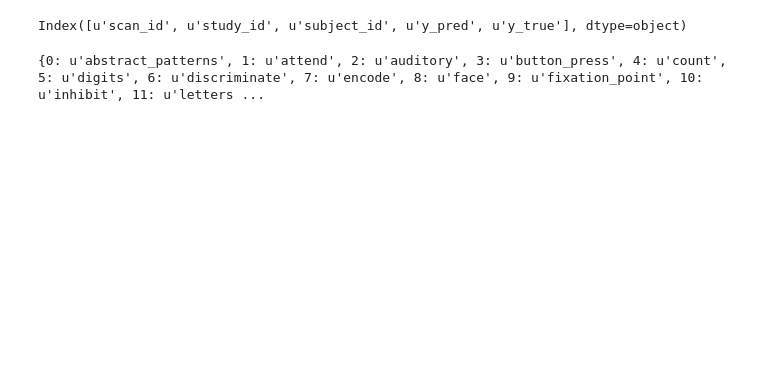
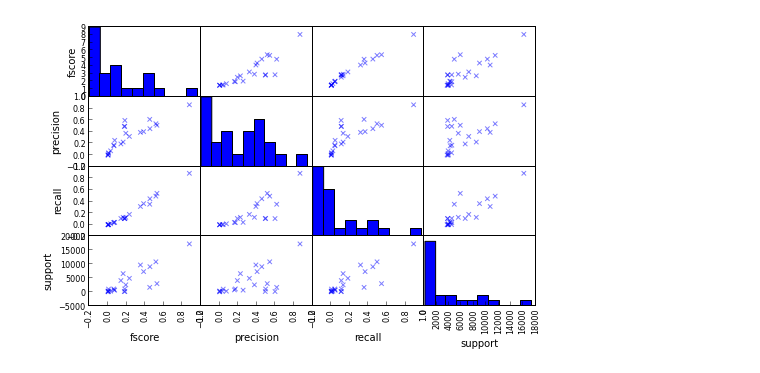
Before and after one commit to schwarty/notebooks, a Jupyter notebook: decoding_report.ipynb, the cells around one changed output. Saved outputs shown, nothing was run; the diff lists cells and outputs as text; code cells hidden in the pictures; blank space fills up the shorter version.

```diff
--- a/decoding_report.ipynb
+++ b/decoding_report.ipynb
@@ -17,31 +19,19 @@ samples_stats['study_id'] = np.array(results['samples_infos'])[:, 0]
 samples_stats['subject_id'] = np.array(results['samples_infos'])[:, 1]
 samples_stats['scan_id'] = np.array(results['samples_infos'])[:, 2]
 
+labels = results['labels']
+
 #for i, label in enumerate(results['labels']):
 #    samples_stats[label] = results['labels'][i]
 
 df = pd.DataFrame(samples_stats)
-# %%
-df.keys()
-# %% [output]
-Index([u'scan_id', u'study_id', u'subject_id', u'y_pred', u'y_true'], dtype=object)
-# %%
-y_true = np.vstack(df[df.study_id == 'HCP'].y_true)
-y_pred = np.vstack(df[df.study_id == 'HCP'].y_pred)
-
-y_true = np.vstack(df.y_true)
-y_pred = np.vstack(df.y_pred)
-
-print dict(zip(range(len(results['labels'])), results['labels']))
-scores = {}
-scores['precision'], scores['recall'], scores['fscore'], scores['support'] = precision_recall_fscore_support(y_true, y_pred)
-scores = pd.DataFrame(scores)
-
-n_labels = len(results['labels'])
-bins = np.linspace(0, n_labels, n_labels)
-scores.precision.hist(bins=bins, alpha=0.5, label='precision')
-scores.recall.hist(bins=bins, alpha=0.5, label='recall')
-scores.fscore.hist(bins=bins, alpha=0.5, label='fscore')
-pl.show()
-# %% [output]
-{0: u'abstract_patterns', 1: u'attend', 2: u'auditory', 3: u'button_press', 4: u'count', 5: u'digits', 6: u'discriminate', 7: u'encode', 8: u'face', 9: u'fixation_point', 10: u'inhibit', 11: u'letters ...
+# %%
+y_true = np.vstack(df.y_true)
+y_pred = np.vstack(df.y_pred)
+
+all_scores = {}
+all_scores['precision'], all_scores['recall'], all_scores['fscore'], all_scores['support'] = precision_recall_fscore_support(y_true, y_pred)
+all_scores = pd.DataFrame(all_scores, index=labels)
+scatter_matrix(all_scores, marker='x', figsize=(8, 5));
+# %% [output]
+[figure, added]
```
Also changed, not shown: parts of 7 cells of this notebook.
